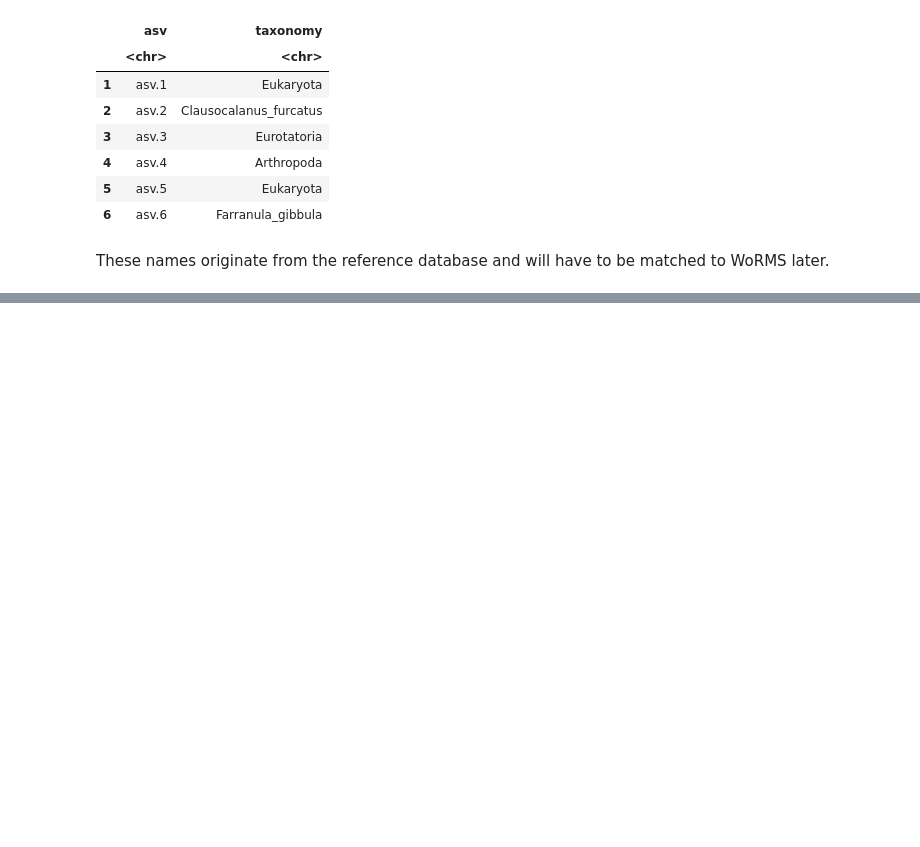
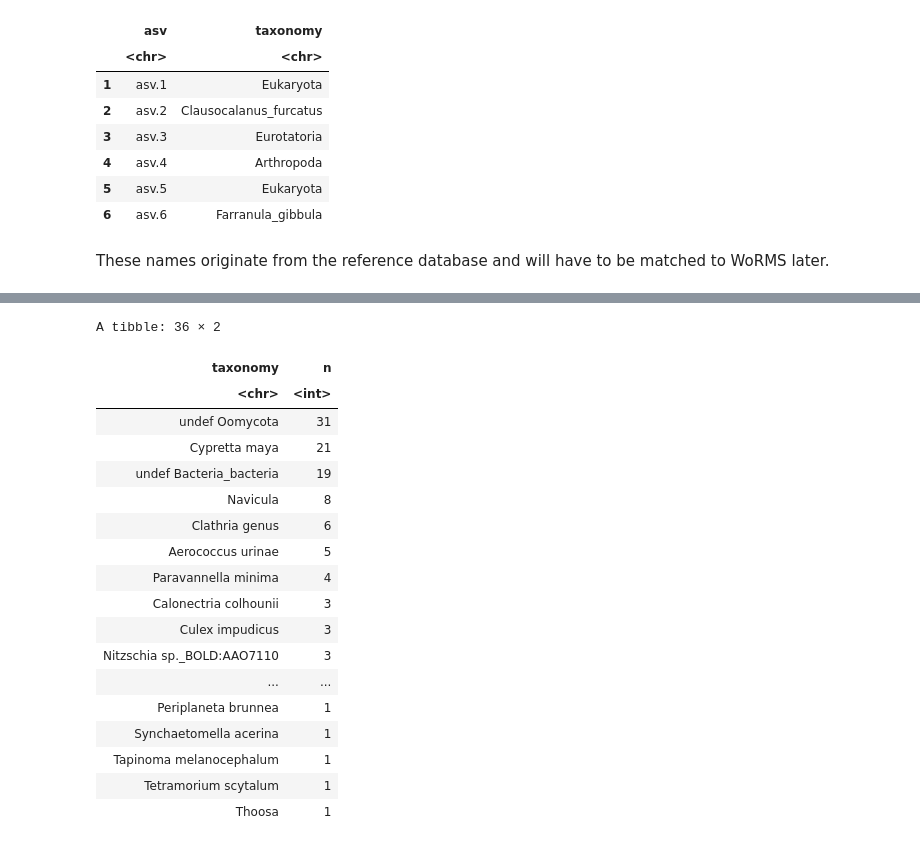
Before and after one commit to iobis/sg-12-dataset, a Jupyter notebook: scripts/pieter.ipynb, the cells around one changed output, grey strips where cells are left out. Saved outputs shown, nothing was run; the diff lists cells and outputs as text; code cells hidden in the pictures; blank space fills up the shorter version.

```diff
--- a/scripts/pieter.ipynb
+++ b/scripts/pieter.ipynb
@@ -72,0 +182,26 @@ A tibble: 2 × 9
+# %%
+taxonomy %>%
+    filter(is.na(scientificNameID)) %>%
+    group_by(taxonomy) %>%
+    summarize(n = n()) %>%
+    arrange(desc(n))
+# %% [output]
+A tibble: 36 × 2
+| taxonomy | n |
+| <chr> | <int> |
+| undef Oomycota | 31 |
+| Cypretta maya | 21 |
+| undef Bacteria_bacteria | 19 |
+| Navicula | 8 |
+| Clathria genus | 6 |
+| Aerococcus urinae | 5 |
+| Paravannella minima | 4 |
+| Calonectria colhounii | 3 |
+| Culex impudicus | 3 |
+| Nitzschia sp._BOLD:AAO7110 | 3 |
+| ... | ... |
+| Periplaneta brunnea | 1 |
+| Synchaetomella acerina | 1 |
+| Tapinoma melanocephalum | 1 |
+| Tetramorium scytalum | 1 |
+| Thoosa | 1 |
```
Also changed, not shown: parts of 18 cells of this notebook.
